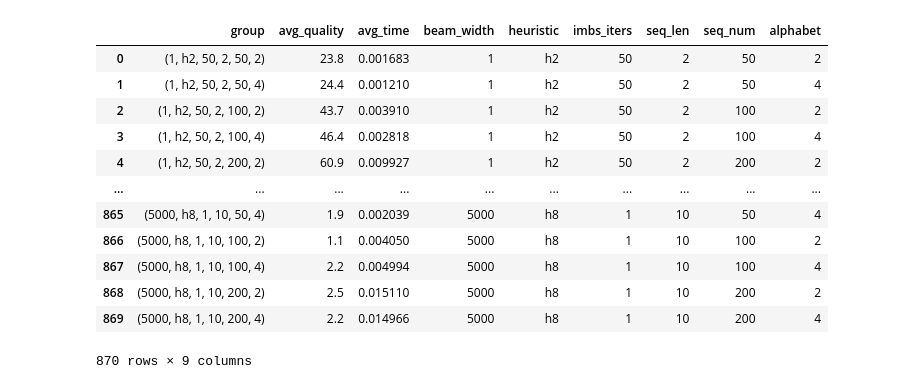
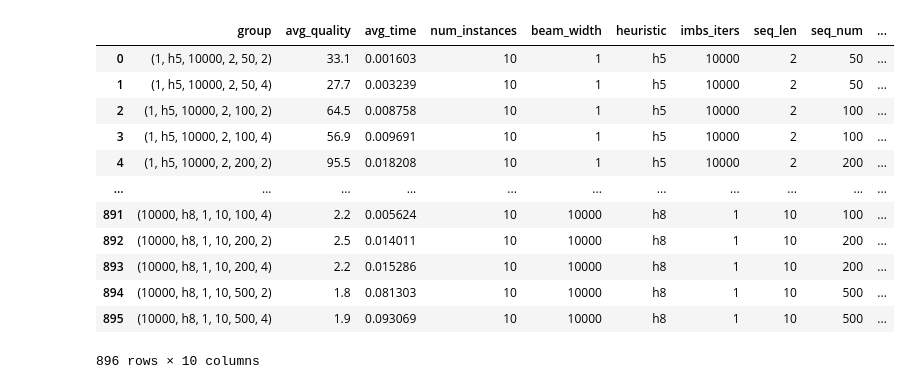
Before and after one commit to markodjukanovic90/VGLCS, a Jupyter notebook: src/aggregate.ipynb, the cells around one changed output. Drawn from its saved outputs; the diff is of its cells as text; code cells hidden in the pictures.

```diff
--- a/src/aggregate.ipynb
+++ b/src/aggregate.ipynb
@@ -3,7 +3,12 @@ import pandas as pd
 import re
 
 # Load the CSV
-df = pd.read_csv("all_results.csv")
+df = pd.read_csv("all_results-1.csv")
+df=df[df["num_roots"] == 10] # only those with 10 roots
+
+## save for other analysis
+df_single=df.copy()
+
 
 # Function to extract seq_len, seq_num, alphabet from filename
 def extract_file_info(filename):
@@ -16,44 +21,45 @@ def extract_file_info(filename):
         return None
 
 # Apply function to extract sequence info
 df[["seq_len", "seq_num", "alphabet"]] = pd.DataFrame(
     df["file"].apply(extract_file_info).tolist(),
     index=df.index
 )
 
 # Define the full group
 df["group"] = list(zip(
     df["beam_width"],
     df["heuristic"],
     df["imbs_iters"],
     df["seq_len"],
     df["seq_num"],
     df["alphabet"]
 ))
 
 # Aggregate by group
 agg_df = df.groupby("group").agg(
     avg_quality=("quality", "mean"),
-    avg_time=("time", "mean")
+    avg_time=("time", "mean"),
+    num_instances=("file", "count")
 ).reset_index()
 
 # Optional: expand group tuple into separate columns for clarity
 agg_df[["beam_width","heuristic","imbs_iters","seq_len","seq_num","alphabet"]] = pd.DataFrame(
     agg_df["group"].tolist(), index=agg_df.index
 )
 
 agg_df
 # %% [output]
-|  | group | avg_quality | avg_time | beam_width | heuristic | imbs_iters | seq_len | seq_num | alphabet |
-| 0 | (1, h2, 50, 2, 50, 2) | 23.8 | 0.001683 | 1 | h2 | 50 | 2 | 50 | 2 |
-| 1 | (1, h2, 50, 2, 50, 4) | 24.4 | 0.001210 | 1 | h2 | 50 | 2 | 50 | 4 |
-| 2 | (1, h2, 50, 2, 100, 2) | 43.7 | 0.003910 | 1 | h2 | 50 | 2 | 100 | 2 |
-| 3 | (1, h2, 50, 2, 100, 4) | 46.4 | 0.002818 | 1 | h2 | 50 | 2 | 100 | 4 |
-| 4 | (1, h2, 50, 2, 200, 2) | 60.9 | 0.009927 | 1 | h2 | 50 | 2 | 200 | 2 |
-| ... | ... | ... | ... | ... | ... | ... | ... | ... | ... |
-| 865 | (5000, h8, 1, 10, 50, 4) | 1.9 | 0.002039 | 5000 | h8 | 1 | 10 | 50 | 4 |
-| 866 | (5000, h8, 1, 10, 100, 2) | 1.1 | 0.004050 | 5000 | h8 | 1 | 10 | 100 | 2 |
-| 867 | (5000, h8, 1, 10, 100, 4) | 2.2 | 0.004994 | 5000 | h8 | 1 | 10 | 100 | 4 |
-| 868 | (5000, h8, 1, 10, 200, 2) | 2.5 | 0.015110 | 5000 | h8 | 1 | 10 | 200 | 2 |
-| 869 | (5000, h8, 1, 10, 200, 4) | 2.2 | 0.014966 | 5000 | h8 | 1 | 10 | 200 | 4 |
+|  | group | avg_quality | avg_time | num_instances | beam_width | heuristic | imbs_iters | seq_len | seq_num | ... |
+| 0 | (1, h5, 10000, 2, 50, 2) | 33.1 | 0.001603 | 10 | 1 | h5 | 10000 | 2 | 50 | ... |
+| 1 | (1, h5, 10000, 2, 50, 4) | 27.7 | 0.003239 | 10 | 1 | h5 | 10000 | 2 | 50 | ... |
+| 2 | (1, h5, 10000, 2, 100, 2) | 64.5 | 0.008758 | 10 | 1 | h5 | 10000 | 2 | 100 | ... |
+| 3 | (1, h5, 10000, 2, 100, 4) | 56.9 | 0.009691 | 10 | 1 | h5 | 10000 | 2 | 100 | ... |
+| 4 | (1, h5, 10000, 2, 200, 2) | 95.5 | 0.018208 | 10 | 1 | h5 | 10000 | 2 | 200 | ... |
+| ... | ... | ... | ... | ... | ... | ... | ... | ... | ... | ... |
+| 891 | (10000, h8, 1, 10, 100, 4) | 2.2 | 0.005624 | 10 | 10000 | h8 | 1 | 10 | 100 | ... |
+| 892 | (10000, h8, 1, 10, 200, 2) | 2.5 | 0.014011 | 10 | 10000 | h8 | 1 | 10 | 200 | ... |
+| 893 | (10000, h8, 1, 10, 200, 4) | 2.2 | 0.015286 | 10 | 10000 | h8 | 1 | 10 | 200 | ... |
+| 894 | (10000, h8, 1, 10, 500, 2) | 1.8 | 0.081303 | 10 | 10000 | h8 | 1 | 10 | 500 | ... |
+| 895 | (10000, h8, 1, 10, 500, 4) | 1.9 | 0.093069 | 10 | 10000 | h8 | 1 | 10 | 500 | ... |
-870 rows × 9 columns
+896 rows × 10 columns
```
Also changed, not shown: parts of 20 cells of this notebook, 11 other files.
